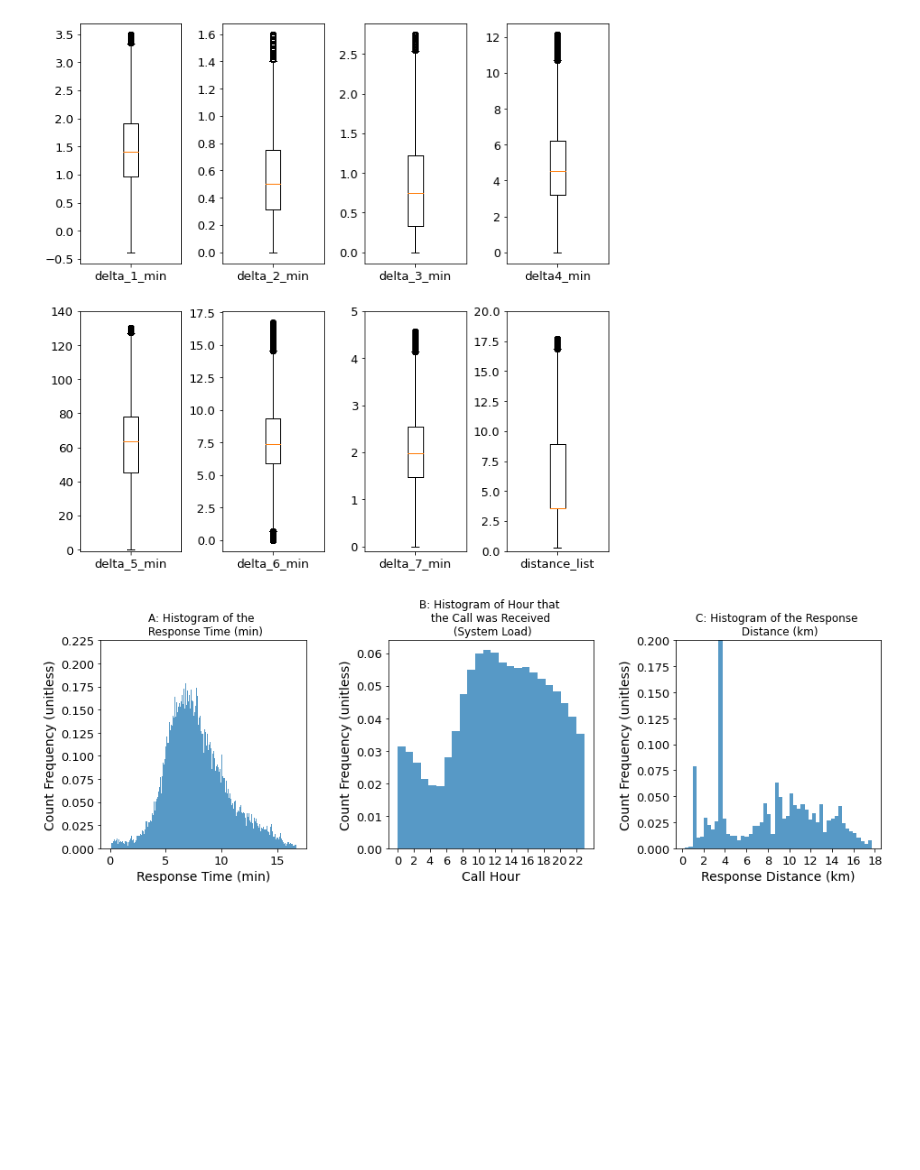
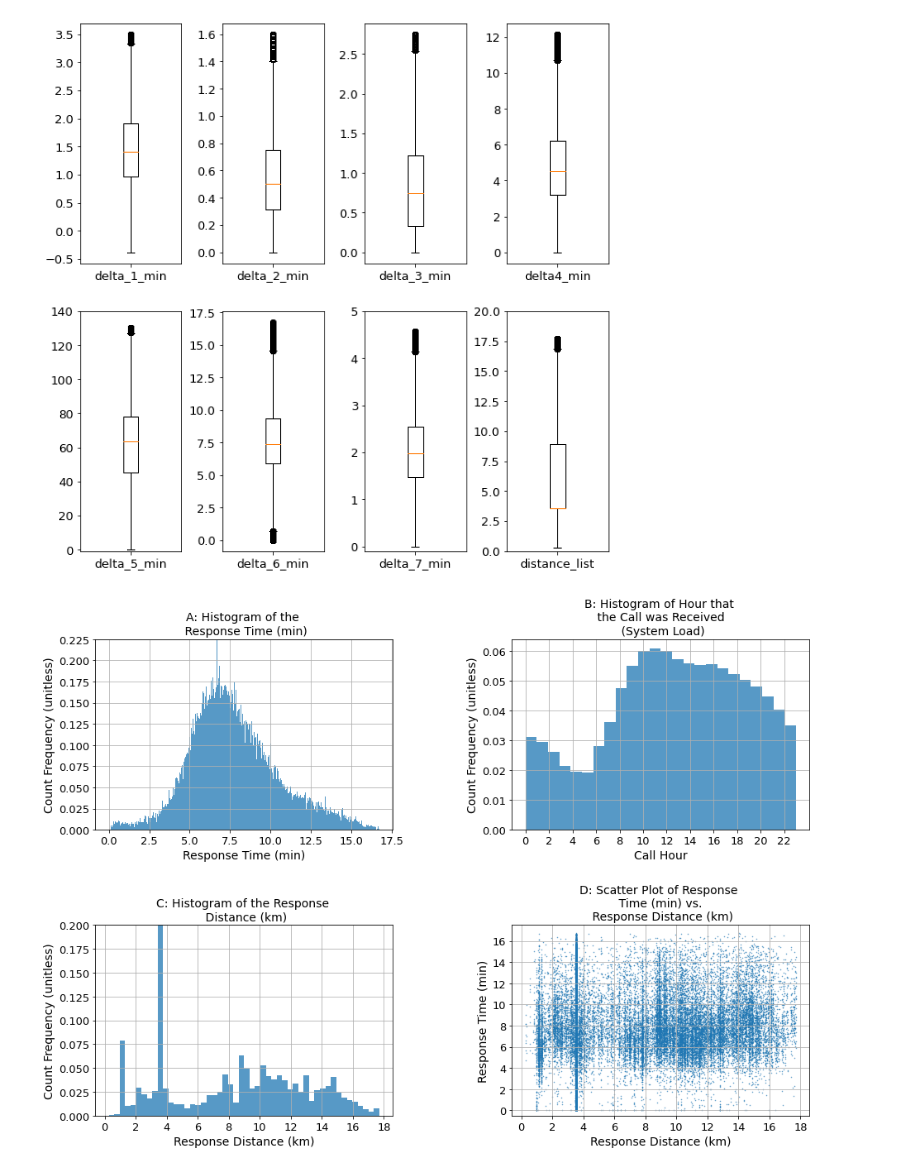
Before and after one commit to grantaguinaldo/637-final-project, a Jupyter notebook: ssie-637-final-project-model.ipynb, the cells around one changed output. Cells and saved outputs as stored; diff of their text form; code cells hidden in the pictures; blank space fills up the shorter version.

```diff
--- a/ssie-637-final-project-model.ipynb
+++ b/ssie-637-final-project-model.ipynb
@@ -31,7 +42,7 @@ sub_list = ['hour', 'Call Priority', 'delta_1_min',
             'delta_2_min', 'delta_3_min',
             'delta_4_min', 'delta_5_min',
             'delta_6_min', 'delta_7_min',
-            'distance_km']
+            'distance_km', 'Rescue Squad Number']
 
 sub_list2 = ['delta_1_min',
             'delta_2_min', 'delta_3_min',
@@ -144,42 +155,60 @@ plt.show()
 # %% [output]
 [figure]
 # %%
-plt.figure(figsize=(15, 4))
+plt.figure(figsize=(15, 10))
 plt.subplots_adjust(left=0.1,
                     bottom=0.1,
                     right=0.9,
                     top=0.9,
                     wspace=0.4,
                     hspace=0.5)
 
-plt.subplot(1,3,1)
+plt.subplot(2,2,1)
 plt.hist(delta_6_min_list, bins=500, density=True, alpha=0.75)
 plt.xlabel('Response Time (min)', fontsize=14)
 plt.ylabel('Count Frequency (unitless)', fontsize=14)
 plt.xticks(fontsize=13)
 plt.yticks(fontsize=13)
 plt.ylim(0, 0.225)
-plt.title('A: Histogram of the \n Response Time (min)')
+plt.grid(True)
+plt.title('A: Histogram of the \n Response Time (min)', fontsize=14)
 
-plt.subplot(1,3,2)
+plt.subplot(2,2,2)
 plt.hist(hour_list, density=True, bins=24, alpha=0.75)
-
 plt.ylabel('Count Frequency (unitless)', fontsize=14)
 plt.xlabel('Call Hour', fontsize=14)
 plt.xticks(np.arange(0, 24, step=2), fontsize=13)
 plt.yticks(fontsize=13)
-plt.title('B: Histogram of Hour that \n the Call was Received \n (System Load)')
+plt.grid(True)
+plt.title('B: Histogram of Hour that \n the Call was Received \n (System Load)', fontsize=14)
 
-plt.subplot(1,3,3)
+plt.subplot(2,2,3)
 plt.hist(distance_list, density=True, bins=50, alpha=0.75)
 plt.xlabel('Response Distance (km)', fontsize=14)
 plt.ylabel('Count Frequency (unitless)', fontsize=14)
 plt.yticks(fontsize=13)
 plt.xticks(np.arange(0, 20, step=2), fontsize=13)
 plt.ylim(0, 0.2)
-plt.title('C: Histogram of the Response \n Distance (km)')
+plt.grid(True)
+plt.title('C: Histogram of the Response \n Distance (km)', fontsize=14)
+
+plt.subplot(2,2,4)
+x_log = [np.log(each) for each in distance_list]
+y_log = [np.log(each) for each in delta_6_min_list]
+x = distance_list
+y = delta_6_min_list
+plt.scatter(x=x, y=y, alpha=0.75, s = 0.25)
+plt.xlabel('Response Distance (km)', fontsize=14)
+plt.ylabel('Response Time (min)', fontsize=14)
+plt.yticks(fontsize=13)
+plt.xticks(np.arange(0, 20, step=2), fontsize=13)
+plt.ylim(-0.5, 17.5)
+plt.title('D: Scatter Plot of Response \n Time (min) vs. \n Response Distance (km)', fontsize=14)
+
+plt.grid(True)
+plt.savefig('figure_01.png')
 
 plt.show()
 # %% [output]
-[figure, old version]
+[figure, new version]
 # %%
```
Also changed, not shown: parts of 44 cells of this notebook.
